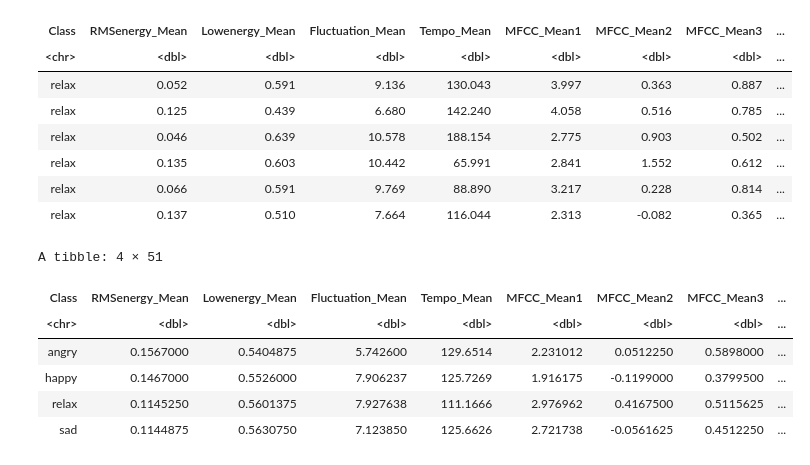
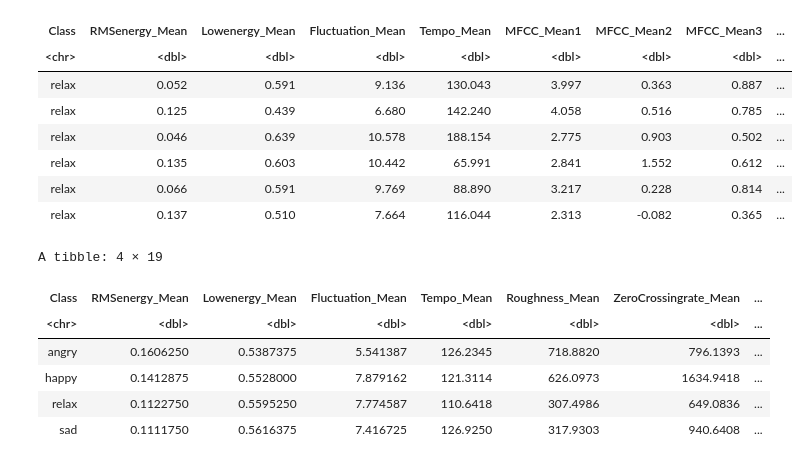
Before and after one commit to sonatuna/DSCI100-project, a Jupyter notebook: project_proposal.ipynb, the cells around one changed output. Drawn from its saved outputs; the diff is of its cells as text; code cells hidden in the pictures.

```diff
--- a/project_proposal.ipynb
+++ b/project_proposal.ipynb
@@ -84,14 +84,18 @@ turkish_training <- training(turkish_split)
 turkish_testing <- training(turkish_split)
 # %%
 turkish_table <- turkish_training |>
+    select(Class, RMSenergy_Mean, Lowenergy_Mean, Fluctuation_Mean, Tempo_Mean, Roughness_Mean, ZeroCrossingrate_Mean,
+           AttackTime_Mean, Rolloff_Mean, Eventdensity_Mean, Pulseclarity_Mean, Brightness_Mean,
+           Spectralcentroid_Mean, Spectralspread_Mean, Spectralskewness_Mean, Spectralkurtosis_Mean,
+           Spectralflatness_Mean, EntropyofSpectrum_Mean, HarmonicChangeDetectionFunction_Mean) |>
     group_by(Class) |>
     summarise_all("mean")
 turkish_table
 # %% [output]
-A tibble: 4 × 51
+A tibble: 4 × 19
-| Class | RMSenergy_Mean | Lowenergy_Mean | Fluctuation_Mean | Tempo_Mean | MFCC_Mean1 | MFCC_Mean2 | MFCC_Mean3 | ... |
-| <chr> | <dbl> | <dbl> | <dbl> | <dbl> | <dbl> | <dbl> | <dbl> | ... |
-| angry | 0.1567000 | 0.5404875 | 5.742600 | 129.6514 | 2.231012 | 0.0512250 | 0.5898000 | ... |
-| happy | 0.1467000 | 0.5526000 | 7.906237 | 125.7269 | 1.916175 | -0.1199000 | 0.3799500 | ... |
-| relax | 0.1145250 | 0.5601375 | 7.927638 | 111.1666 | 2.976962 | 0.4167500 | 0.5115625 | ... |
-| sad | 0.1144875 | 0.5630750 | 7.123850 | 125.6626 | 2.721738 | -0.0561625 | 0.4512250 | ... |
+| Class | RMSenergy_Mean | Lowenergy_Mean | Fluctuation_Mean | Tempo_Mean | Roughness_Mean | ZeroCrossingrate_Mean | ... |
+| <chr> | <dbl> | <dbl> | <dbl> | <dbl> | <dbl> | <dbl> | ... |
+| angry | 0.1606250 | 0.5387375 | 5.541387 | 126.2345 | 718.8820 | 796.1393 | ... |
+| happy | 0.1412875 | 0.5528000 | 7.879162 | 121.3114 | 626.0973 | 1634.9418 | ... |
+| relax | 0.1122750 | 0.5595250 | 7.774587 | 110.6418 | 307.4986 | 649.0836 | ... |
+| sad | 0.1111750 | 0.5616375 | 7.416725 | 126.9250 | 317.9303 | 940.6408 | ... |
```
Also changed, not shown: parts of 7 cells of this notebook.
